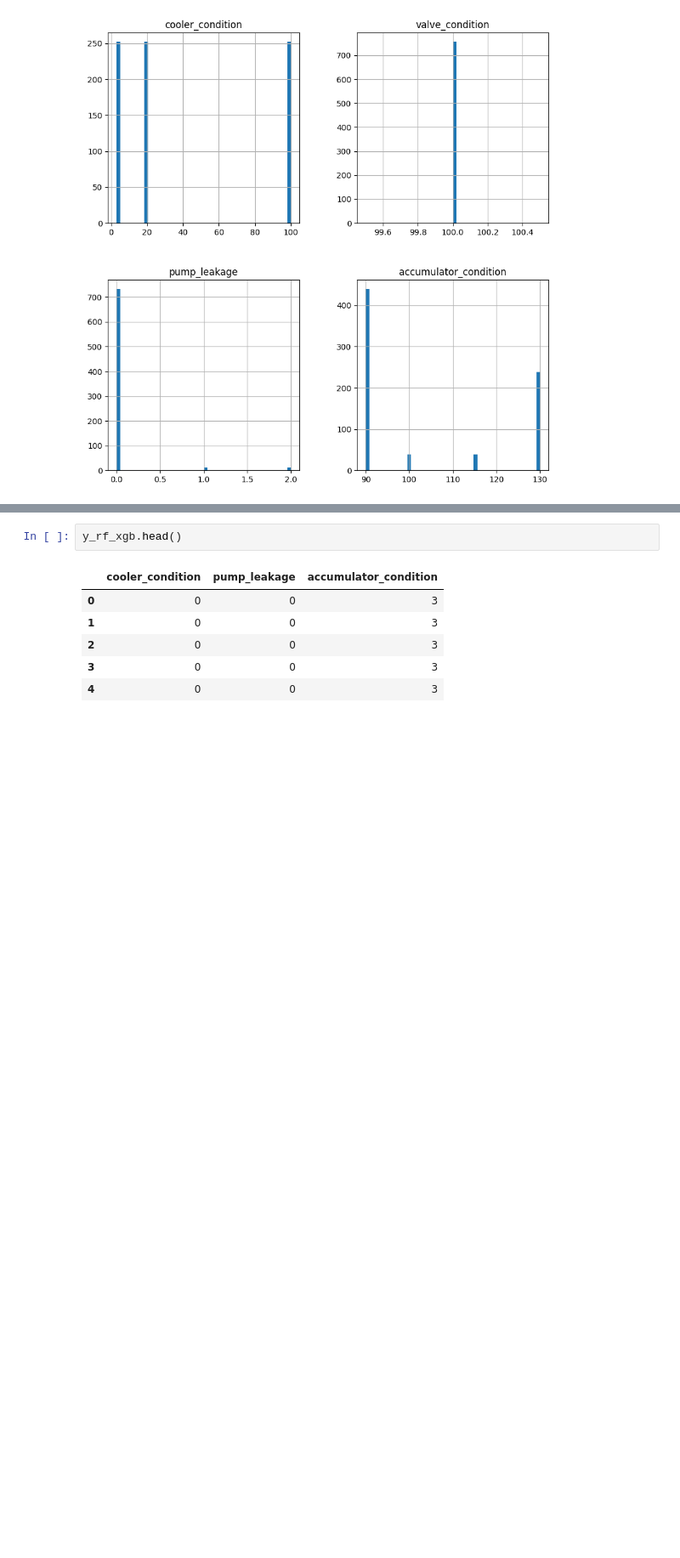
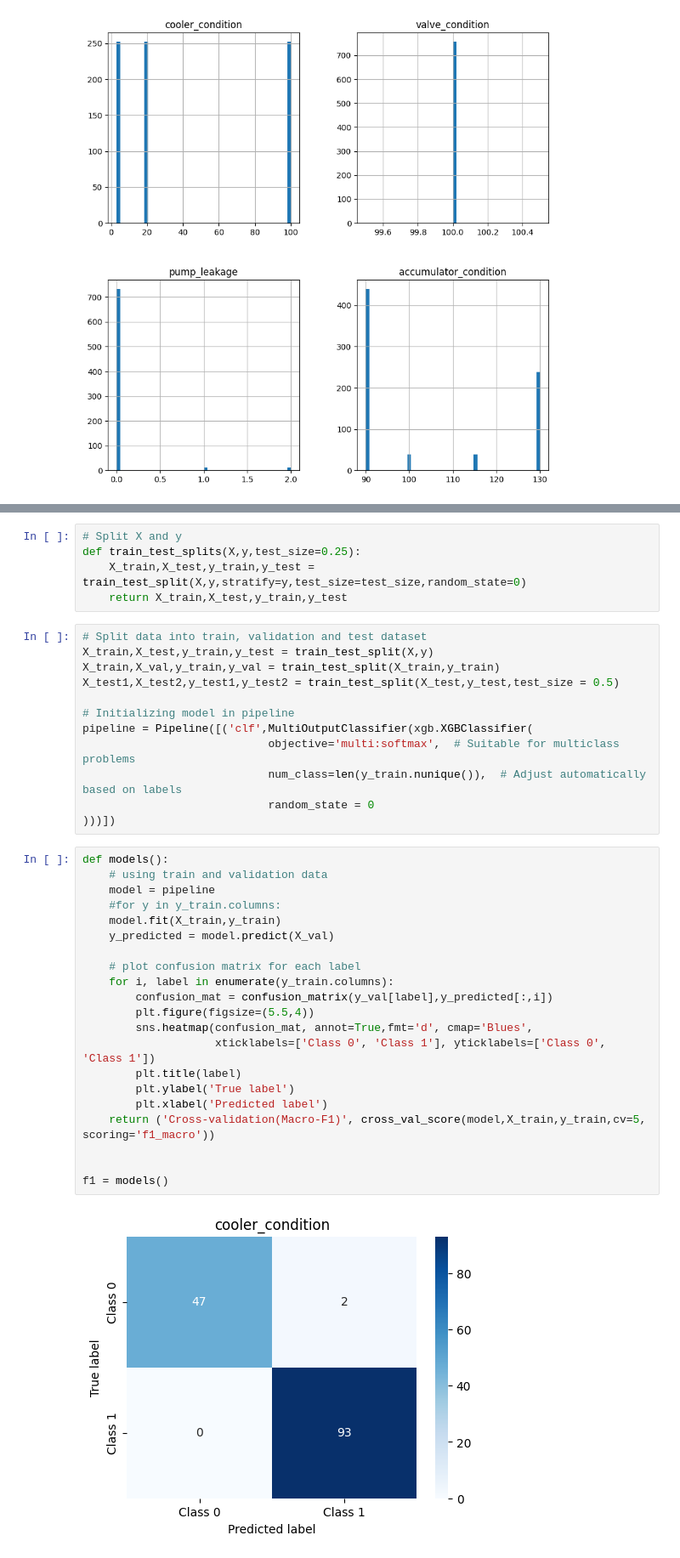
Before and after one commit to AsuquoAA/Predictive_Maintenance, a Jupyter notebook: Predictive_Maintenance_Classification.ipynb, the cells around one changed output, grey strips where cells are left out. Shown at 85% size. Drawn from its saved outputs; the diff is of its cells as text; blank space fills up the shorter version.

Commit message:
model built

```diff
--- a/Predictive_Maintenance_Classification.ipynb
+++ b/Predictive_Maintenance_Classification.ipynb
@@ -806,9 +825,40 @@ y_svm.head()
-# %%
-y_rf_xgb.head()
-# %% [output]
-|  | cooler_condition | pump_leakage | accumulator_condition |
-| 0 | 0 | 0 | 3 |
-| 1 | 0 | 0 | 3 |
-| 2 | 0 | 0 | 3 |
-| 3 | 0 | 0 | 3 |
-| 4 | 0 | 0 | 3 |
+# %%
+# Split X and y
+def train_test_splits(X,y,test_size=0.25):
+    X_train,X_test,y_train,y_test = train_test_split(X,y,stratify=y,test_size=test_size,random_state=0)
+    return X_train,X_test,y_train,y_test
+# %%
+# Split data into train, validation and test dataset
+X_train,X_test,y_train,y_test = train_test_split(X,y)
+X_train,X_val,y_train,y_val = train_test_split(X_train,y_train)
+X_test1,X_test2,y_test1,y_test2 = train_test_split(X_test,y_test,test_size = 0.5)
+
+# Initializing model in pipeline
+pipeline = Pipeline([('clf',MultiOutputClassifier(xgb.XGBClassifier(
+                            objective='multi:softmax',  # Suitable for multiclass problems
+                            num_class=len(y_train.nunique()),  # Adjust automatically based on labels
+                            random_state = 0
+)))])
+# %%
+def models():
+    # using train and validation data
+    model = pipeline
+    #for y in y_train.columns:
+    model.fit(X_train,y_train)
+    y_predicted = model.predict(X_val)
+
+    # plot confusion matrix for each label
+    for i, label in enumerate(y_train.columns):
+        confusion_mat = confusion_matrix(y_val[label],y_predicted[:,i])
+        plt.figure(figsize=(5.5,4))
+        sns.heatmap(confusion_mat, annot=True,fmt='d', cmap='Blues',
+                    xticklabels=['Class 0', 'Class 1'], yticklabels=['Class 0', 'Class 1'])
+        plt.title(label)
+        plt.ylabel('True label')
+        plt.xlabel('Predicted label')
+    return ('Cross-validation(Macro-F1)', cross_val_score(model,X_train,y_train,cv=5, scoring='f1_macro'))
+
+
+f1 = models()
+# %% [output]
+[figure, added]
```
Also changed, not shown: parts of 18 cells of this notebook.
